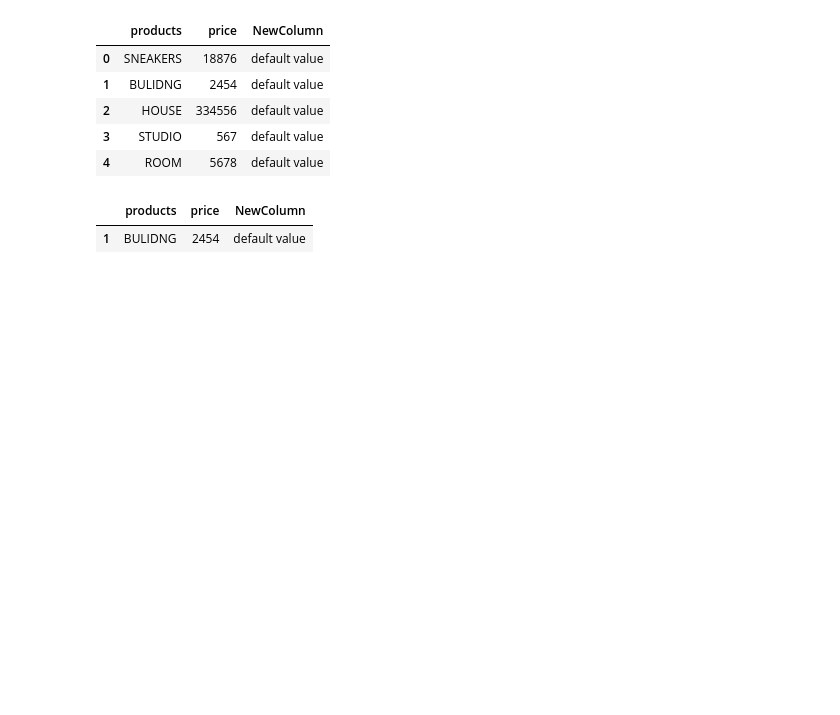
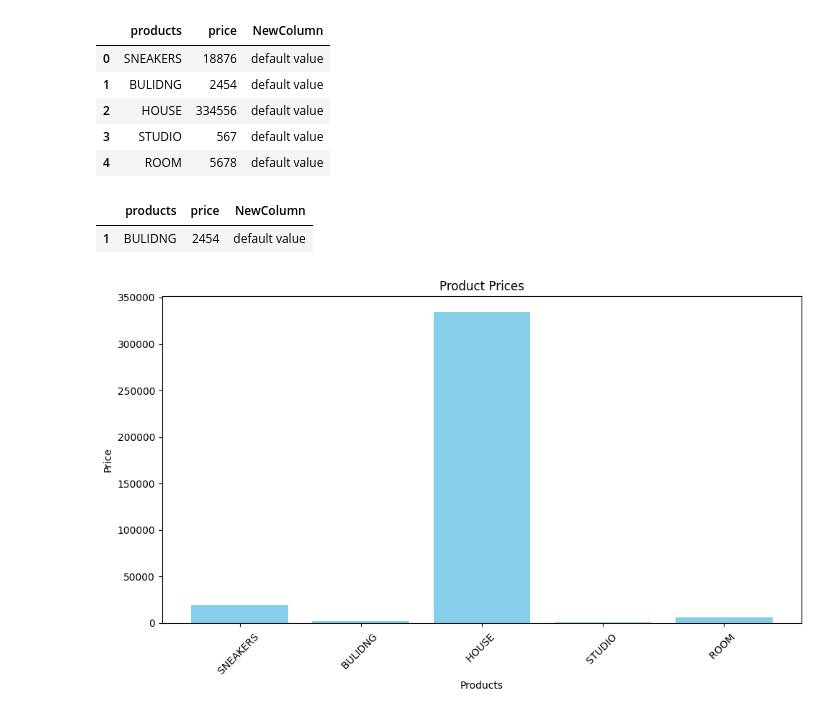
Before and after one commit to GO-LIVERY/python-test, a Jupyter notebook: code.ipynb, the cells around one changed output. Cells and saved outputs as stored; diff of their text form; code cells hidden in the pictures; blank space fills up the shorter version.

```diff
--- a/code.ipynb
+++ b/code.ipynb
@@ -38,3 +40,19 @@ filtered_df
 | 1 | BULIDNG | 2454 | default value |
 # %%
 df.to_excel('new.xlsx', index=False)
+# %%
+# Plotting a bar chart
+plt.figure(figsize=(10, 6))
+plt.bar(df['products '], df['price '], color='skyblue')
+
+# Add labels and title
+plt.xlabel('Products')
+plt.ylabel('Price')
+plt.title('Product Prices')
+plt.xticks(rotation=45)
+plt.tight_layout()
+
+# Show the plot
+plt.show()
+# %% [output]
+[figure, added]
```
Also changed, not shown: parts of 2 cells of this notebook, 1 other file.
